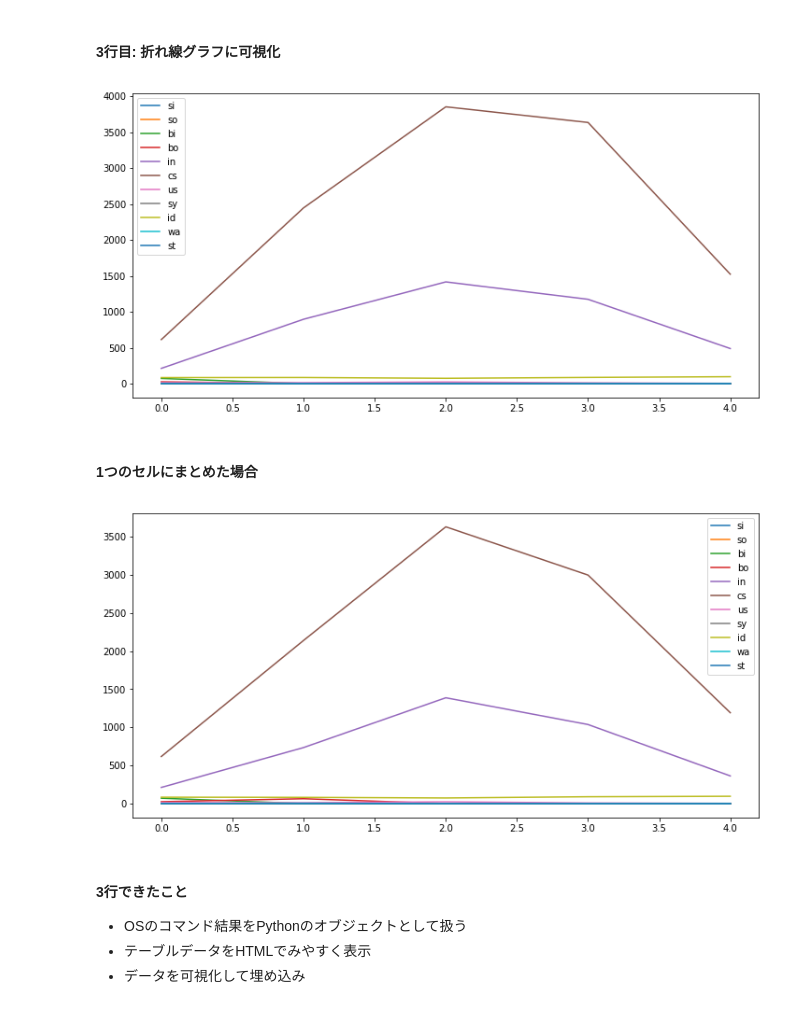
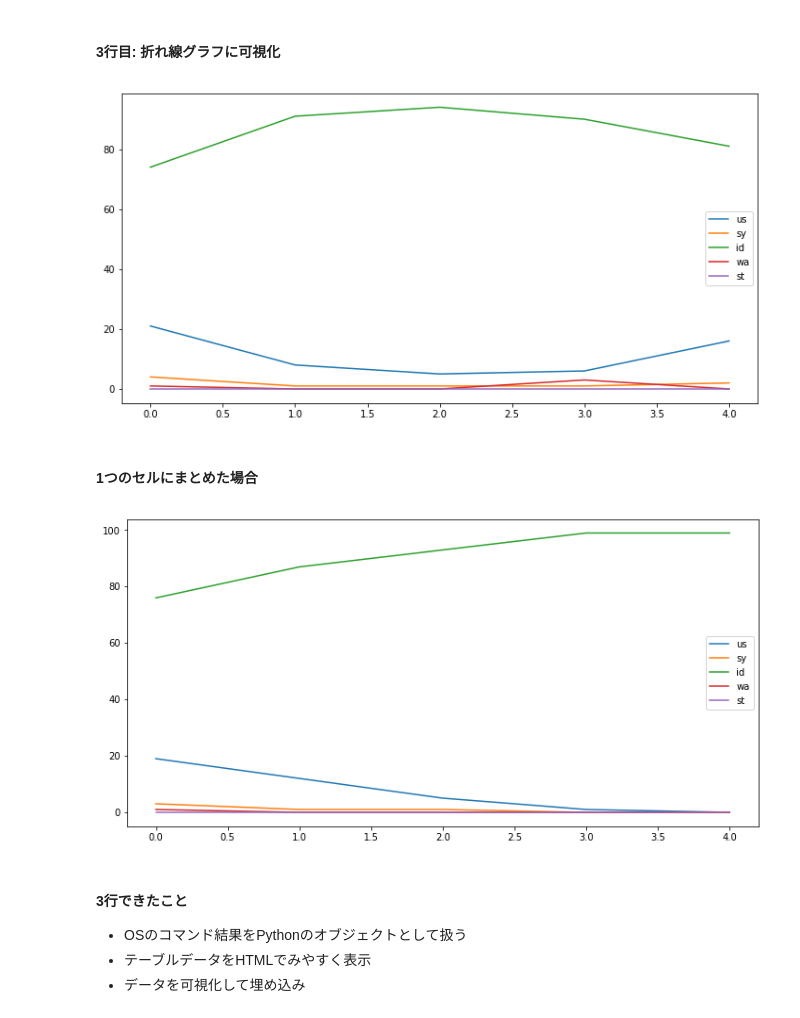
Before and after one commit to drillan/pyconjp2018, a Jupyter notebook: slides.ipynb, the cells around one changed output. Cells and saved outputs as stored; diff of their text form; code cells hidden in the pictures.

```diff
--- a/slides.ipynb
+++ b/slides.ipynb
@@ -275,17 +278,17 @@ df
 # %% [markdown]
 #### 3行目: 折れ線グラフに可視化
 # %%
-df.loc[:, "si":].plot(figsize=(12, 6));
+df.loc[:, "us":].plot(figsize=(12, 6));
 # %% [output]
-[figure, old version]
+[figure, new version]
 # %% [markdown]
 #### 1つのセルにまとめた場合
 # %%
 %sc -l out=vmstat 1 5
 df = pd.DataFrame(out.fields()[2:], columns=out.fields()[1], dtype=float)
-df.loc[:, "si":].plot(figsize=(12, 6));
+df.loc[:, "us":].plot(figsize=(12, 6));
 # %% [output]
-[figure, old version]
+[figure, new version]
 # %% [markdown]
 #### 3行できたこと
 * OSのコマンド結果をPythonのオブジェクトとして扱う
```
Also changed, not shown: parts of 22 cells of this notebook.
